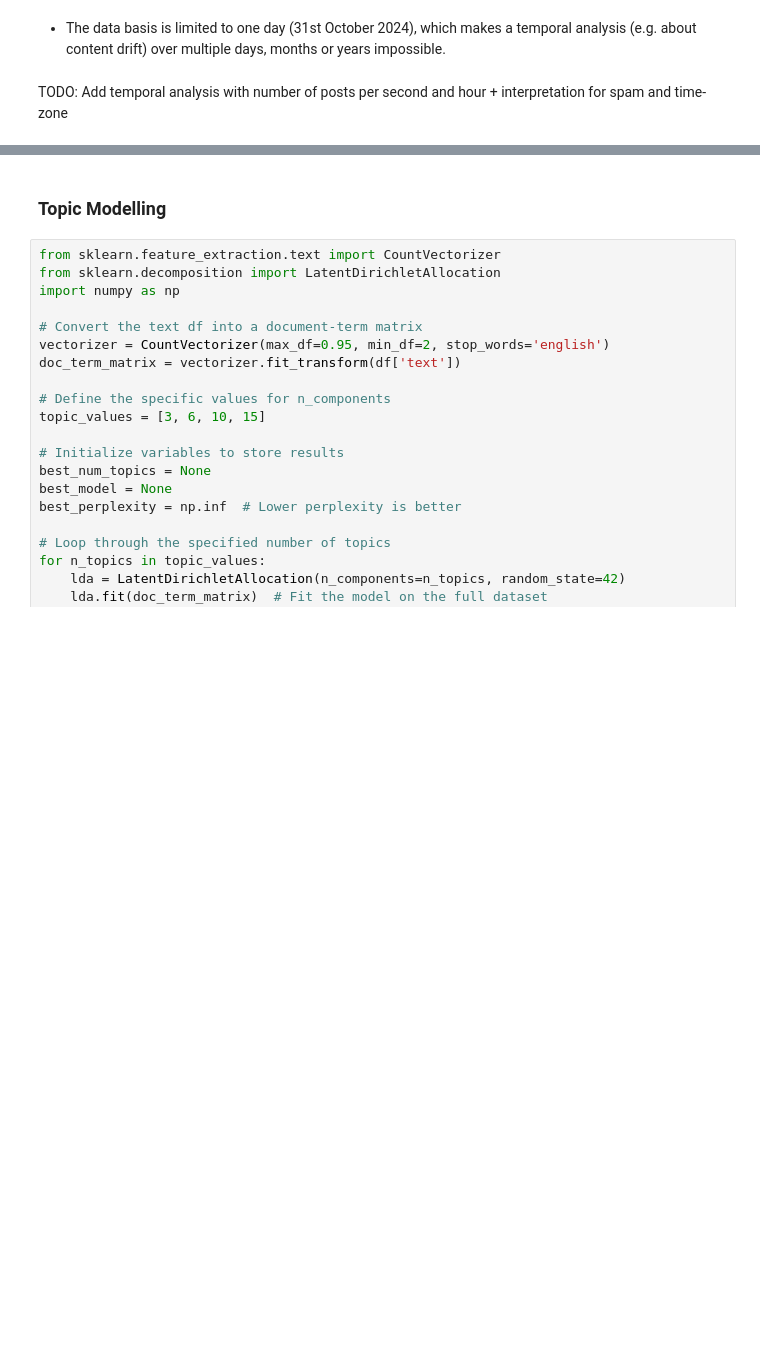
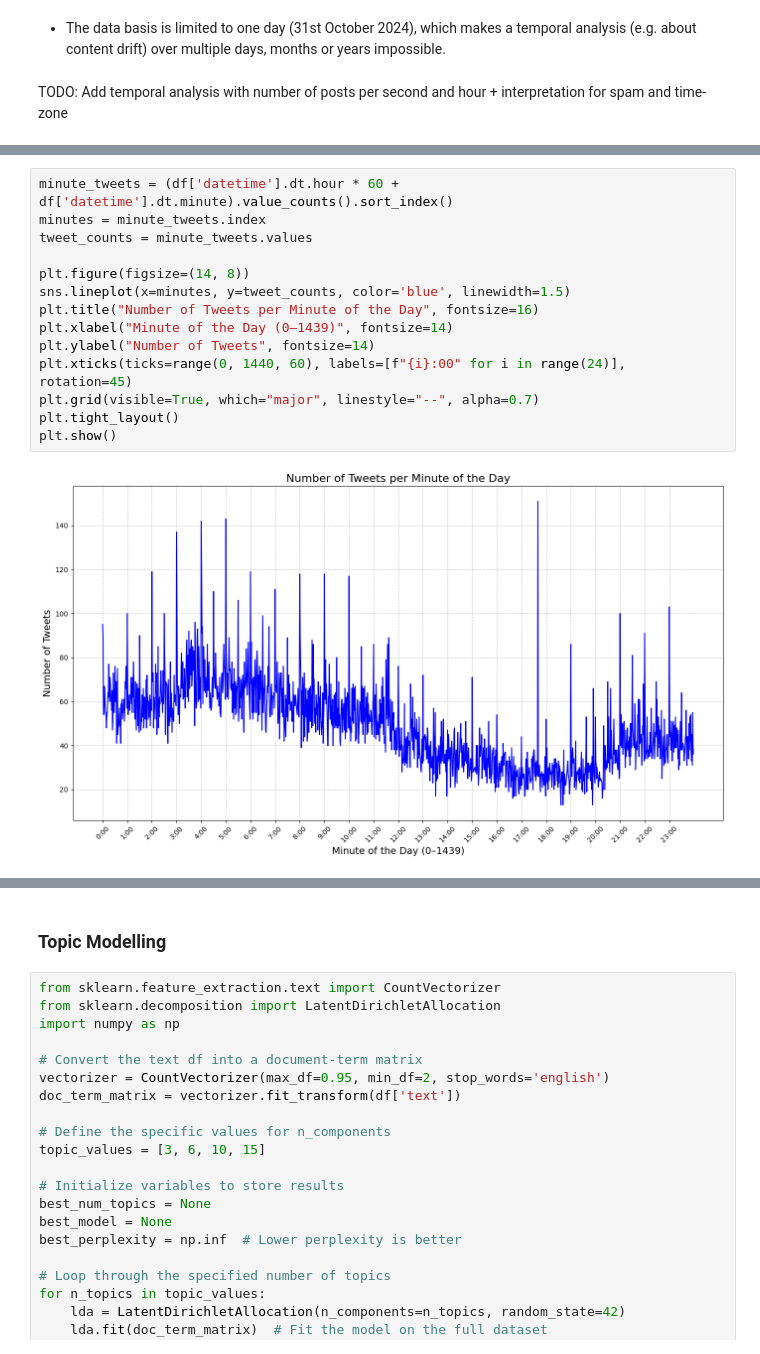
Before and after one commit to lgiesen/social-media-analysis, a Jupyter notebook: complete-code.ipynb, the cells around one changed output, grey strips where cells are left out. Drawn from its saved outputs; the diff is of its cells as text; blank space fills up the shorter version.

```diff
--- a/complete-code.ipynb
+++ b/complete-code.ipynb
@@ -118,0 +158,16 @@ TODO: Add temporal analysis with number of posts per second and hour + interpret
+# %%
+minute_tweets = (df['datetime'].dt.hour * 60 + df['datetime'].dt.minute).value_counts().sort_index()
+minutes = minute_tweets.index
+tweet_counts = minute_tweets.values
+
+plt.figure(figsize=(14, 8))
+sns.lineplot(x=minutes, y=tweet_counts, color='blue', linewidth=1.5)
+plt.title("Number of Tweets per Minute of the Day", fontsize=16)
+plt.xlabel("Minute of the Day (0–1439)", fontsize=14)
+plt.ylabel("Number of Tweets", fontsize=14)
+plt.xticks(ticks=range(0, 1440, 60), labels=[f"{i}:00" for i in range(24)], rotation=45)
+plt.grid(visible=True, which="major", linestyle="--", alpha=0.7)
+plt.tight_layout()
+plt.show()
+# %% [output]
+[figure, added]
```
Also changed, not shown: parts of 10 cells of this notebook.
